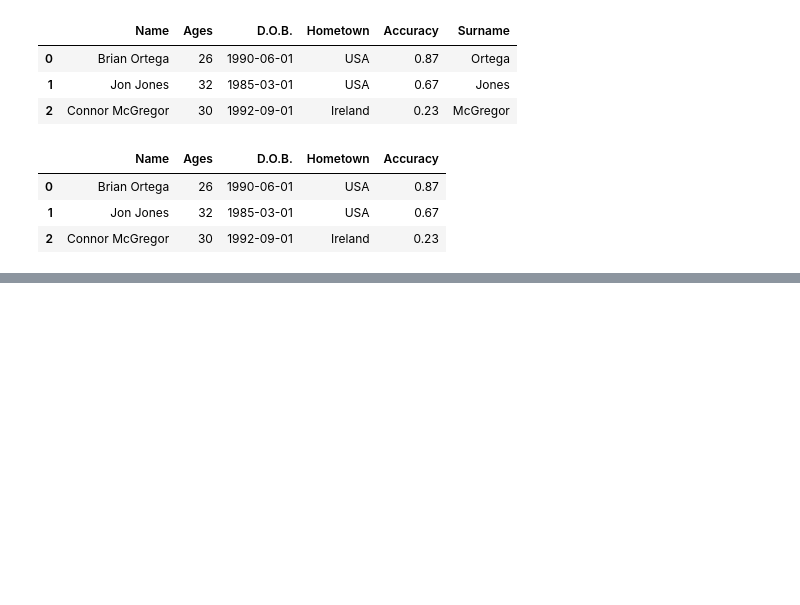
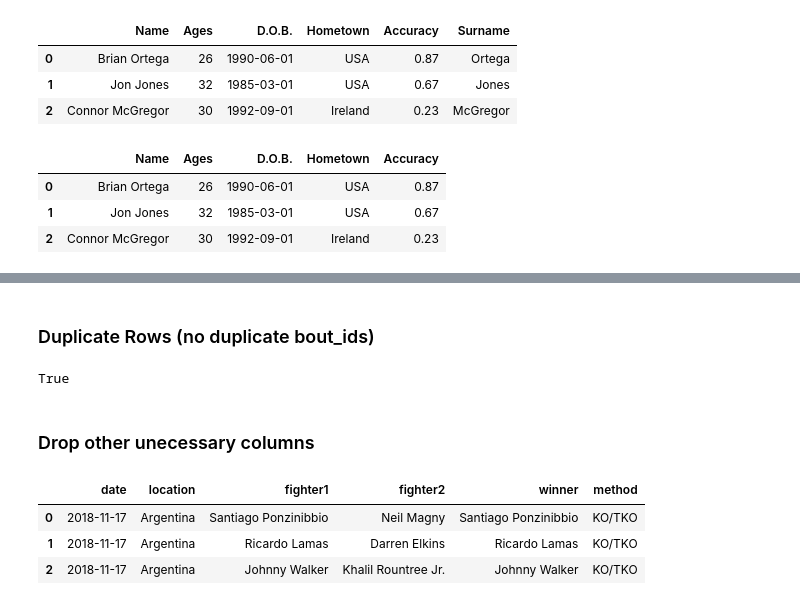
Before and after one commit to AdamBlomfield/machine_learning_ufc_data, a Jupyter notebook: notebooks/test_code_for_dfs.ipynb, the cells around one changed output, grey strips where cells are left out. Saved outputs shown, nothing was run; the diff lists cells and outputs as text; code cells hidden in the pictures; blank space fills up the shorter version.

```diff
--- a/notebooks/test_code_for_dfs.ipynb
+++ b/notebooks/test_code_for_dfs.ipynb
@@ -241,0 +338,10 @@ fighter_df
+# %%
+print('Result Column Value Counts:\n', data_bouts.result.value_counts(), '\n')
+
+# Drop NC rows as they dont help us predict the outcome
+data_bouts = data_bouts[data_bouts['result']!='nc']
+
+# drop the draw rows for now, so that we have a binary outcome of win or lose
+data_bouts = data_bouts[data_bouts['result']!='draw']
+
+print('Result Column Value Counts After Dropping nc AND draw:\n', data_bouts.result.value_counts())
@@ -241,0 +360,7 @@ fighter_df
+# %%
+# Strip the location column down to only the country
+data_bouts['location'] = data_bouts['location'].str.split(" ").str.get(-1)
+# Rename the location column to bout_location
+data_bouts.rename({'location': 'bout_location'}, inplace=True)
+
+data_bouts.head(1)
@@ -241,0 +372,7 @@ fighter_df
+# %%
+print('- There were originally {} categories of win method\n'.format(data_bouts.method.value_counts().count()))
+
+# Reduce the categories down
+data_bouts['method'] = data_bouts['method'].str.split("-").str.get(0)
+
+print('- Now there are only {} categories of win method: \n{}'.format(data_bouts.method.value_counts().count(), data_bouts.method.value_counts()))
@@ -241,0 +388,17 @@ fighter_df
+# %% [markdown]
+### Duplicate Rows (no duplicate bout_ids)
+# %%
+data_bouts.shape[0] == data_bouts['bout_id'].nunique()
+# %% [output]
+True
+# %% [markdown]
+### Drop other unecessary columns
+# %%
+cols_to_keep = ['date', 'location', 'fighter1', 'fighter2', 'winner', 'method']
+data_bouts = data_bouts[cols_to_keep]
+data_bouts.head(3)
+# %% [output]
+|  | date | location | fighter1 | fighter2 | winner | method |
+| 0 | 2018-11-17 | Argentina | Santiago Ponzinibbio | Neil Magny | Santiago Ponzinibbio | KO/TKO |
+| 1 | 2018-11-17 | Argentina | Ricardo Lamas | Darren Elkins | Ricardo Lamas | KO/TKO |
+| 2 | 2018-11-17 | Argentina | Johnny Walker | Khalil Rountree Jr. | Johnny Walker | KO/TKO |
```
Also changed, not shown: parts of 22 cells of this notebook, 5 other files.
